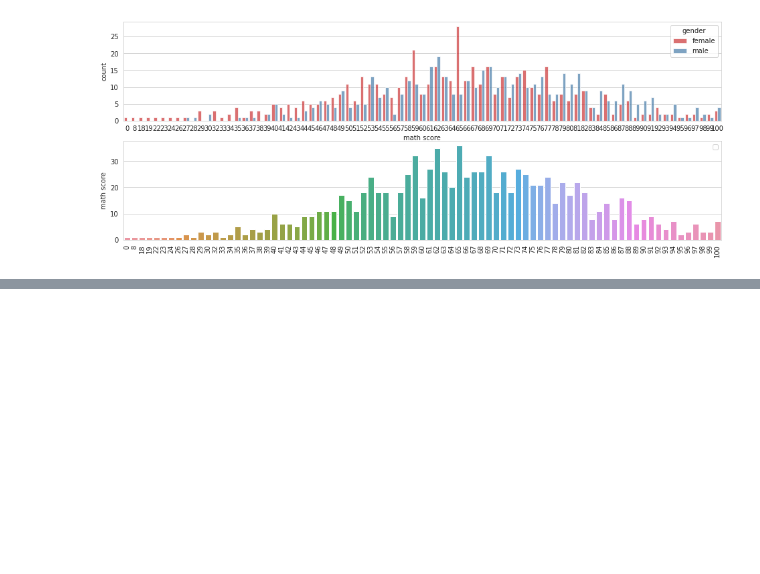
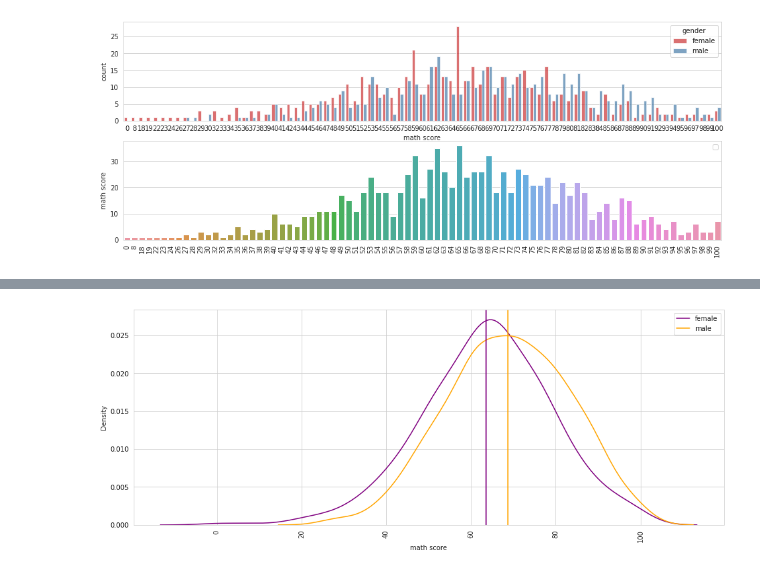
Before and after one commit to rushikeshnaik779/EDA, a Jupyter notebook: Plotly_&_Seaborn.ipynb, the cells around one changed output, grey strips where cells are left out. Cells and saved outputs as stored; diff of their text form; code cells hidden in the pictures; blank space fills up the shorter version.

```diff
--- a/Plotly_&_Seaborn.ipynb
+++ b/Plotly_&_Seaborn.ipynb
@@ -150,0 +193,16 @@ fig.show()
+# %%
+fig, ax = plt.subplots(1, 1, figsize=(16, 6))
+sns.kdeplot(data[data['gender'] == 'female']['math score'], color='purple',
+            ax=ax, label='female')
+
+sns.kdeplot(data[data['gender'] == 'male']['math score'], color='orange',
+            ax=ax, label='male')
+
+plt.axvline(data[data['gender']=='female']['math score'].mean(), color='purple')
+plt.axvline(data[data['gender']=='male']['math score'].mean(), color='orange')
+
+plt.legend()
+plt.xticks(rotation='vertical')
+plt.show()
+# %% [output]
+[figure, added]
```
Also changed, not shown: parts of 17 cells of this notebook.
